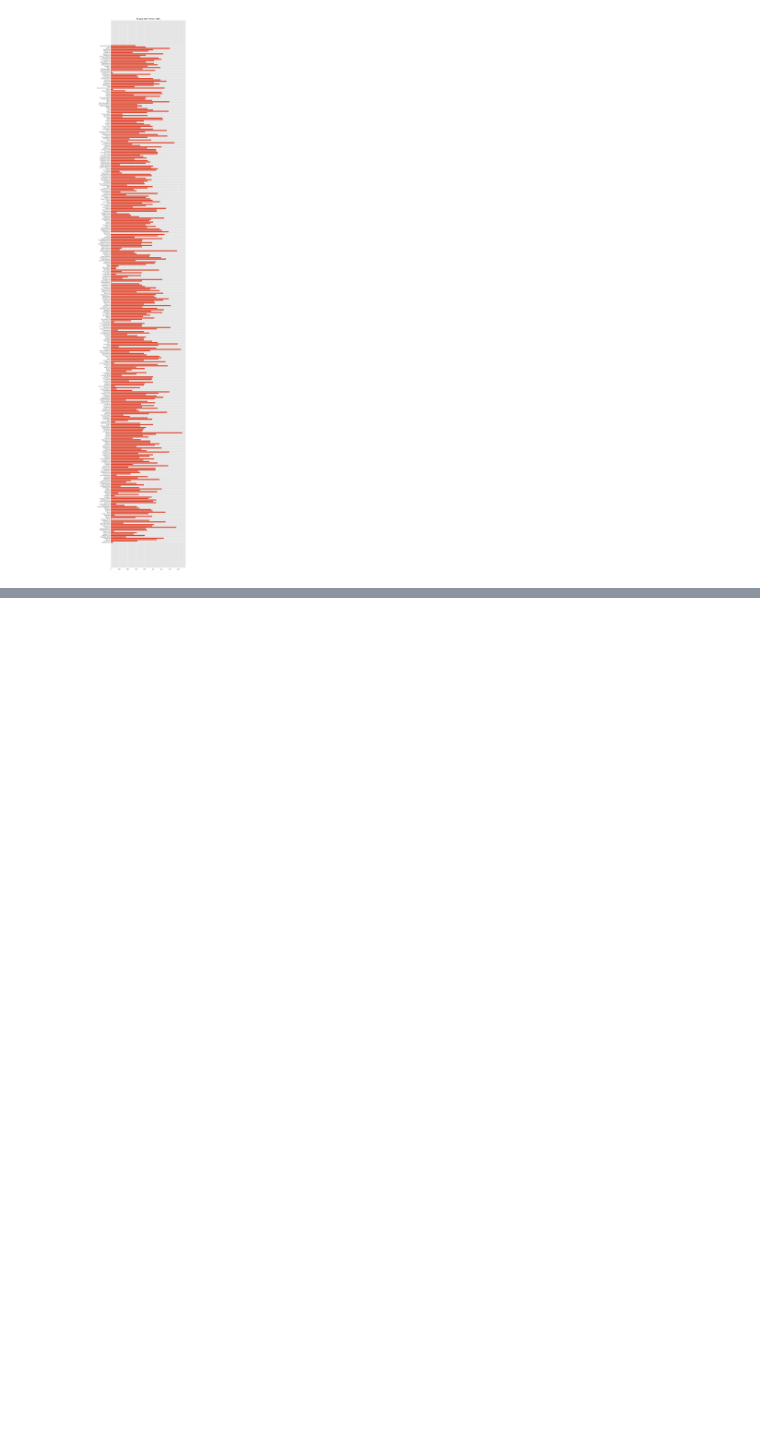
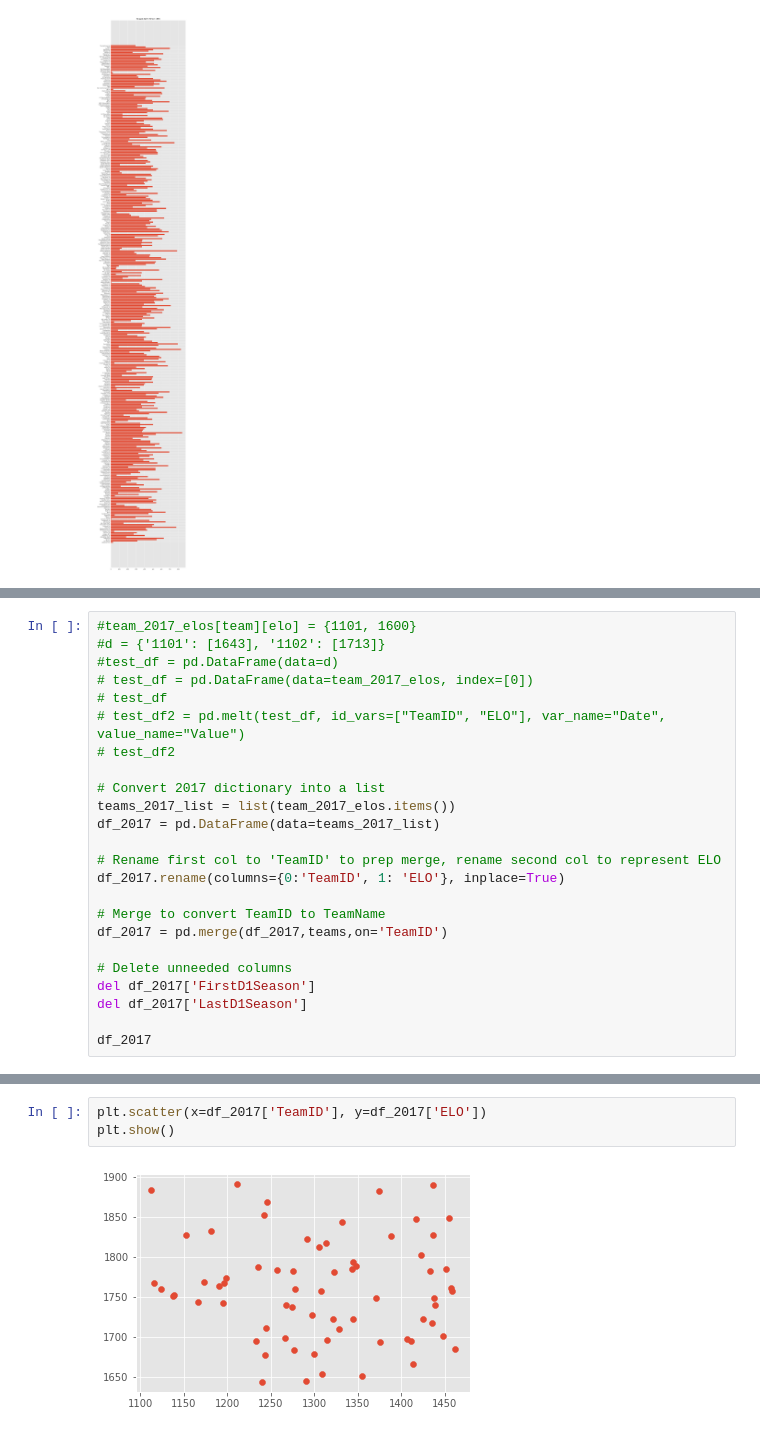
Before and after one commit to ssharif6/NCAA-March-Maddness, a Jupyter notebook: Final Resource.ipynb, the cells around one changed output, grey strips where cells are left out. Saved outputs shown, nothing was run; the diff lists cells and outputs as text; blank space fills up the shorter version.

Commit message:
get team who played in 2017, get elo from those teams, save to df, graph it

```diff
--- a/Final Resource.ipynb
+++ b/Final Resource.ipynb
@@ -235,0 +315,24 @@ plt.show
+# %%
+#team_2017_elos[team][elo] = {1101, 1600}
+#d = {'1101': [1643], '1102': [1713]}
+#test_df = pd.DataFrame(data=d)
+# test_df = pd.DataFrame(data=team_2017_elos, index=[0])
+# test_df
+# test_df2 = pd.melt(test_df, id_vars=["TeamID", "ELO"], var_name="Date", value_name="Value")
+# test_df2
+
+# Convert 2017 dictionary into a list
+teams_2017_list = list(team_2017_elos.items())
+df_2017 = pd.DataFrame(data=teams_2017_list)
+
+# Rename first col to 'TeamID' to prep merge, rename second col to represent ELO
+df_2017.rename(columns={0:'TeamID', 1: 'ELO'}, inplace=True)
+
+# Merge to convert TeamID to TeamName
+df_2017 = pd.merge(df_2017,teams,on='TeamID')
+
+# Delete unneeded columns
+del df_2017['FirstD1Season']
+del df_2017['LastD1Season']
+
+df_2017
@@ -235,0 +358,5 @@ plt.show
+# %%
+plt.scatter(x=df_2017['TeamID'], y=df_2017['ELO'])
+plt.show()
+# %% [output]
+[figure, added]
```
Also changed, not shown: parts of 6 cells of this notebook.
